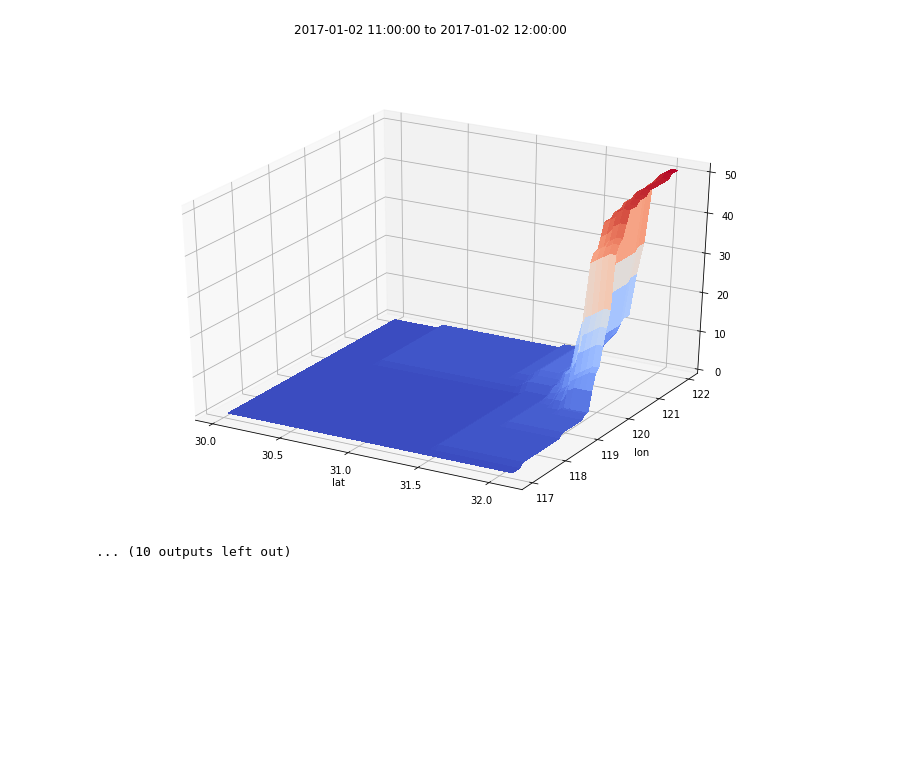
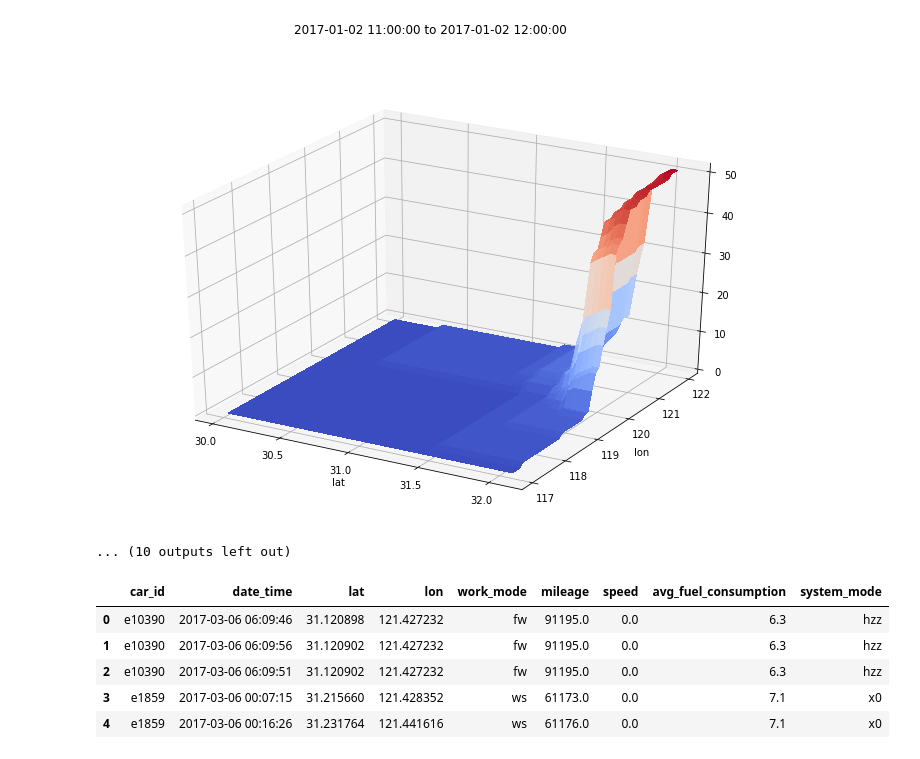
Before and after one commit to JachinShen/super-duper-guacamole, a Jupyter notebook: Explore.ipynb, the cells around one changed output. Drawn from its saved outputs; the diff is of its cells as text; code cells hidden in the pictures; blank space fills up the shorter version.

```diff
--- a/Explore.ipynb
+++ b/Explore.ipynb
@@ -160,3 +160,14 @@ for hour in range(0, 23):
 [figure]
 [figure]
 ... (10 outputs left out)
+# %%
+data = pd.read_csv("./data/ecar/BOT_data_ecar_20170306_20170306_part0.csv", dtype={'system_mode': str})
+# %%
+data.head()
+# %% [output]
+|  | car_id | date_time | lat | lon | work_mode | mileage | speed | avg_fuel_consumption | system_mode |
+| 0 | e10390 | 2017-03-06 06:09:46 | 31.120898 | 121.427232 | fw | 91195.0 | 0.0 | 6.3 | hzz |
+| 1 | e10390 | 2017-03-06 06:09:56 | 31.120902 | 121.427232 | fw | 91195.0 | 0.0 | 6.3 | hzz |
+| 2 | e10390 | 2017-03-06 06:09:51 | 31.120902 | 121.427232 | fw | 91195.0 | 0.0 | 6.3 | hzz |
+| 3 | e1859 | 2017-03-06 00:07:15 | 31.215660 | 121.428352 | ws | 61173.0 | 0.0 | 7.1 | x0 |
+| 4 | e1859 | 2017-03-06 00:16:26 | 31.231764 | 121.441616 | ws | 61176.0 | 0.0 | 7.1 | x0 |
```
Also changed, not shown: 2 other files.
